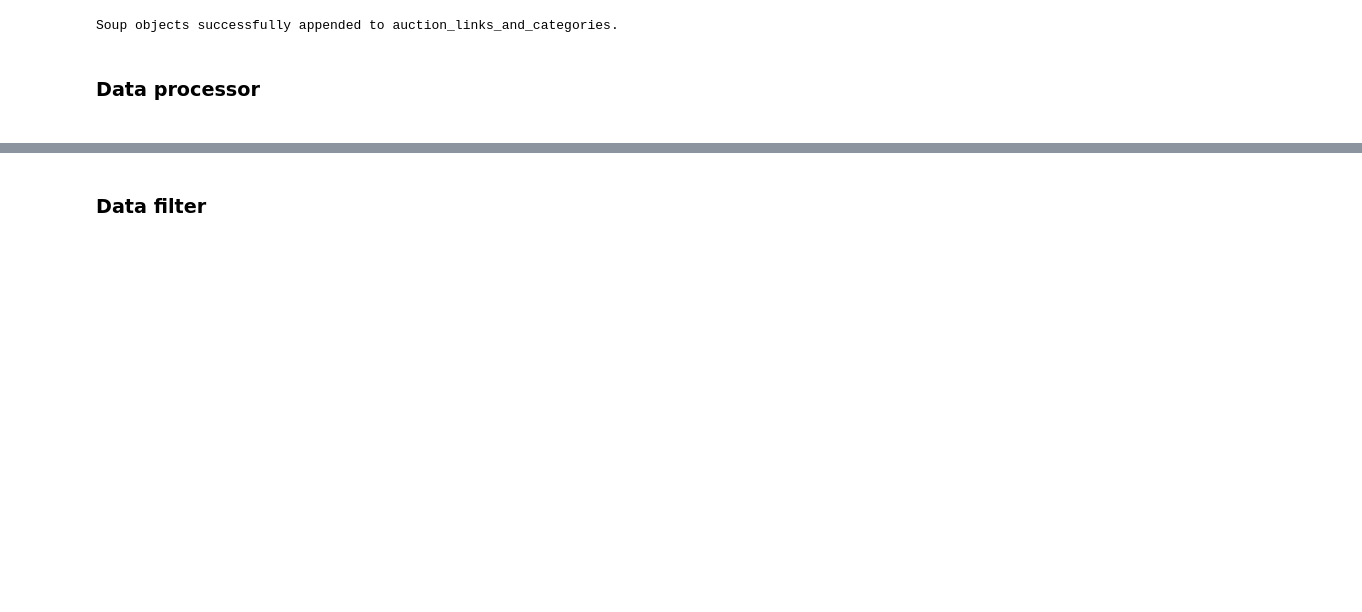
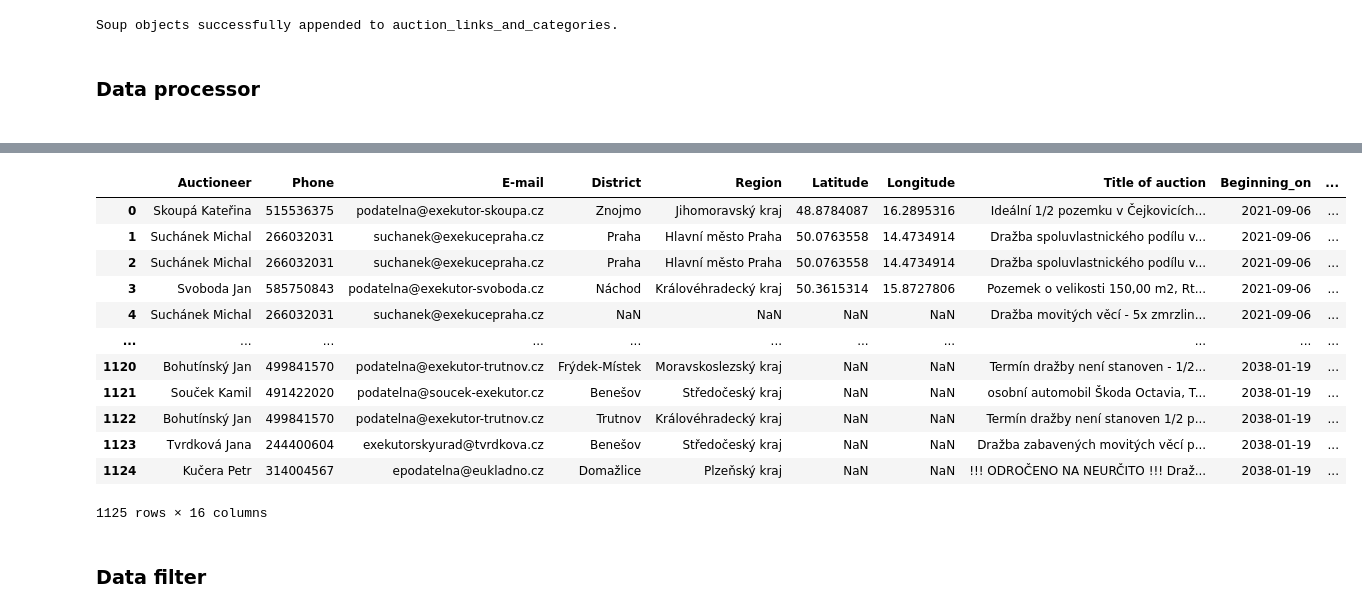
Before and after one commit to kubablack/auctions_project_Galle_Cerny, a Jupyter notebook: auctions.ipynb, the cells around one changed output, grey strips where cells are left out. Saved outputs shown, nothing was run; the diff lists cells and outputs as text; code cells hidden in the pictures; blank space fills up the shorter version.

```diff
--- a/auctions.ipynb
+++ b/auctions.ipynb
@@ -107,6 +114,22 @@ auctions.columns = ["Auctioneer","Phone","E-mail","District","Region","Latitude"
                     "Beginning_on","Beginning_at","Category","Subcategory","Auction_code","Estimated_price","Reserve_price",
                     "Link"]
 auctions.to_csv('auctionslist.csv', index = False)
+# %%
+auctions
+# %% [output]
+|  | Auctioneer | Phone | E-mail | District | Region | Latitude | Longitude | Title of auction | Beginning_on | ... |
+| 0 | Skoupá Kateřina | 515536375 | podatelna@exekutor-skoupa.cz | Znojmo | Jihomoravský kraj | 48.8784087 | 16.2895316 | Ideální 1/2 pozemku v Čejkovicích... | 2021-09-06 | ... |
+| 1 | Suchánek Michal | 266032031 | suchanek@exekucepraha.cz | Praha | Hlavní město Praha | 50.0763558 | 14.4734914 | Dražba spoluvlastnického podílu v... | 2021-09-06 | ... |
+| 2 | Suchánek Michal | 266032031 | suchanek@exekucepraha.cz | Praha | Hlavní město Praha | 50.0763558 | 14.4734914 | Dražba spoluvlastnického podílu v... | 2021-09-06 | ... |
+| 3 | Svoboda Jan | 585750843 | podatelna@exekutor-svoboda.cz | Náchod | Královéhradecký kraj | 50.3615314 | 15.8727806 | Pozemek o velikosti 150,00 m2, Rt... | 2021-09-06 | ... |
+| 4 | Suchánek Michal | 266032031 | suchanek@exekucepraha.cz | NaN | NaN | NaN | NaN | Dražba movitých věcí - 5x zmrzlin... | 2021-09-06 | ... |
+| ... | ... | ... | ... | ... | ... | ... | ... | ... | ... | ... |
+| 1120 | Bohutínský Jan | 499841570 | podatelna@exekutor-trutnov.cz | Frýdek-Místek | Moravskoslezský kraj | NaN | NaN | Termín dražby není stanoven - 1/2... | 2038-01-19 | ... |
+| 1121 | Souček Kamil | 491422020 | podatelna@soucek-exekutor.cz | Benešov | Středočeský kraj | NaN | NaN | osobní automobil Škoda Octavia, T... | 2038-01-19 | ... |
+| 1122 | Bohutínský Jan | 499841570 | podatelna@exekutor-trutnov.cz | Trutnov | Královéhradecký kraj | NaN | NaN | Termín dražby není stanoven 1/2 p... | 2038-01-19 | ... |
+| 1123 | Tvrdková Jana | 244400604 | exekutorskyurad@tvrdkova.cz | Benešov | Středočeský kraj | NaN | NaN | Dražba zabavených movitých věcí p... | 2038-01-19 | ... |
+| 1124 | Kučera Petr | 314004567 | epodatelna@eukladno.cz | Domažlice | Plzeňský kraj | NaN | NaN | !!! ODROČENO NA NEURČITO !!! Draž... | 2038-01-19 | ... |
+1125 rows × 16 columns
 # %% [markdown]
 ### Data filter
 # %%
```
Also changed, not shown: parts of 13 cells of this notebook.
